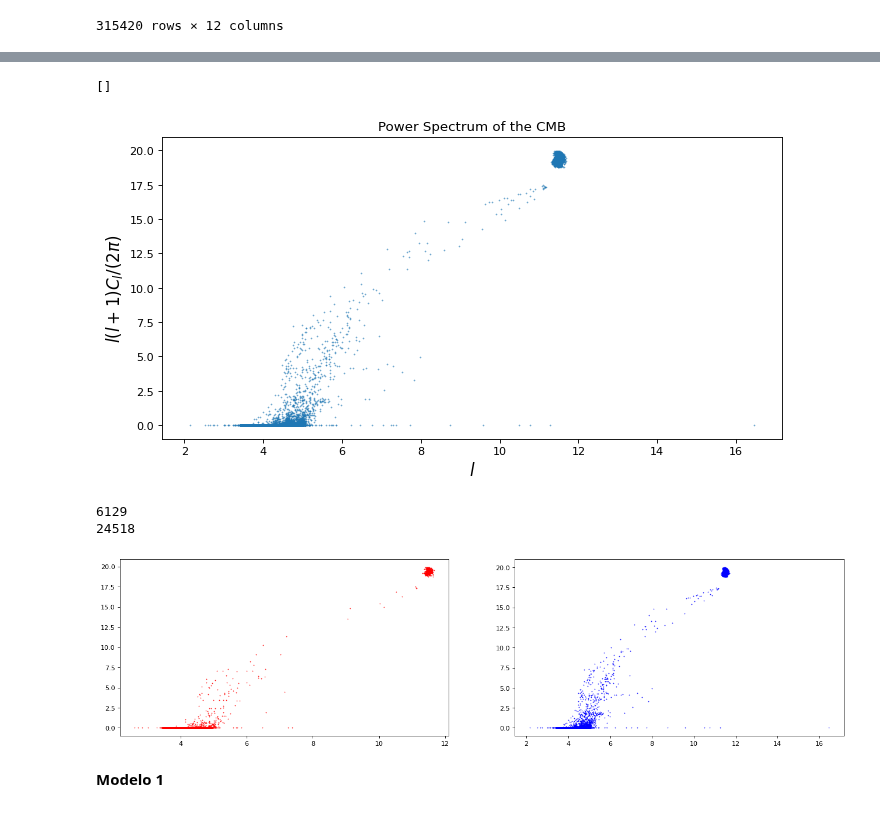
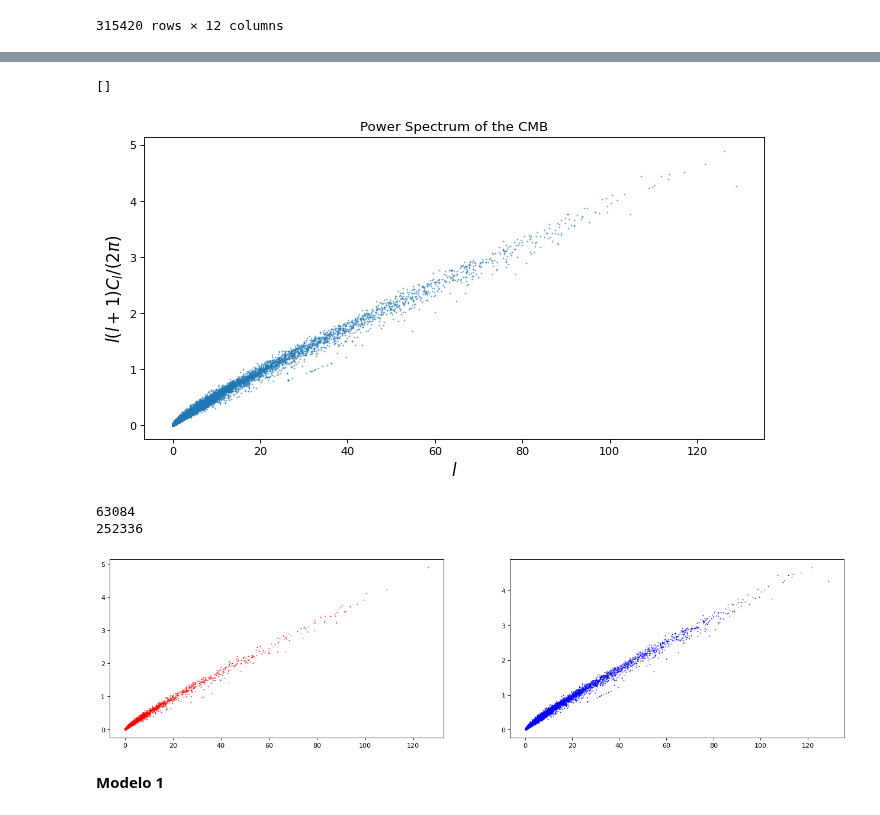
Before and after one commit to lourencocavalcante/Neurocomputacao, a Jupyter notebook: CAP351_Projeto_01_MLP.ipynb, the cells around one changed output, grey strips where cells are left out. Cells and saved outputs as stored; diff of their text form; code cells hidden in the pictures.

```diff
--- a/CAP351_Projeto_01_MLP.ipynb
+++ b/CAP351_Projeto_01_MLP.ipynb
@@ -209,7 +202,7 @@ sns.heatmap(corr[(corr >= 0.30) | (corr <= -0.30)],cmap='viridis', vmax=1.0, vmi
 # %%
 #from IPython.core.pylabtools import figsize
 figure(figsize=(10,5),dpi=80)
-plt.scatter(df_mp3000A_3['Int. Vapor(cm)'] ,df_mp3000A_3['Int. Liquid(mm)'],s=0.1)
+plt.scatter(df_final_rd80_joss['Rain Intensity (mm/h)'] ,df_final_rd80_joss['Liquid watercontent (g/m3)'],s=0.1)
 #plt.errorbar(df_mp3000A_3['Int. Liquid(mm)'],df_mp3000A_3['Int. Vapor(cm)'],df_mp3000A_3['Cloud Base(km)'], df_mp3000A_3['DataQuality'],  fmt='r^')
 #plt.xscale('log')
 plt.xlabel(r'$l$',size=15)
@@ -218,22 +211,22 @@ plt.title("Power Spectrum of the CMB")
 plt.plot()
 # %% [output]
 []
-[figure, old version]
+[figure, new version]
 # %%
 # Separação em treinamento e validação
-x_train, x_test, y_train, y_test = train_test_split(df_mp3000A_3['Int. Vapor(cm)'] ,df_mp3000A_3['Int. Liquid(mm)'], test_size=0.8)
+x_train, x_test, y_train, y_test = train_test_split(df_final_rd80_joss['Rain Intensity (mm/h)'] ,df_final_rd80_joss['Liquid watercontent (g/m3)'], test_size=0.8)
 print(len(x_train))
 print(len(x_test))
 figure(figsize=(20,5),dpi=80)
 plt.subplot(1,2,1)
 plt.scatter(x_train, y_train, color='red',s=0.3)
 plt.subplot(1,2,2)
 plt.scatter(x_test, y_test, color='blue',s=0.3)
 plt.show()
 # %% [output]
-6129
-24518
+63084
+252336
-[figure, old version]
+[figure, new version]
 # %% [markdown]
 **Modelo 1**
 # %%
```
Also changed, not shown: parts of 10 cells of this notebook.
